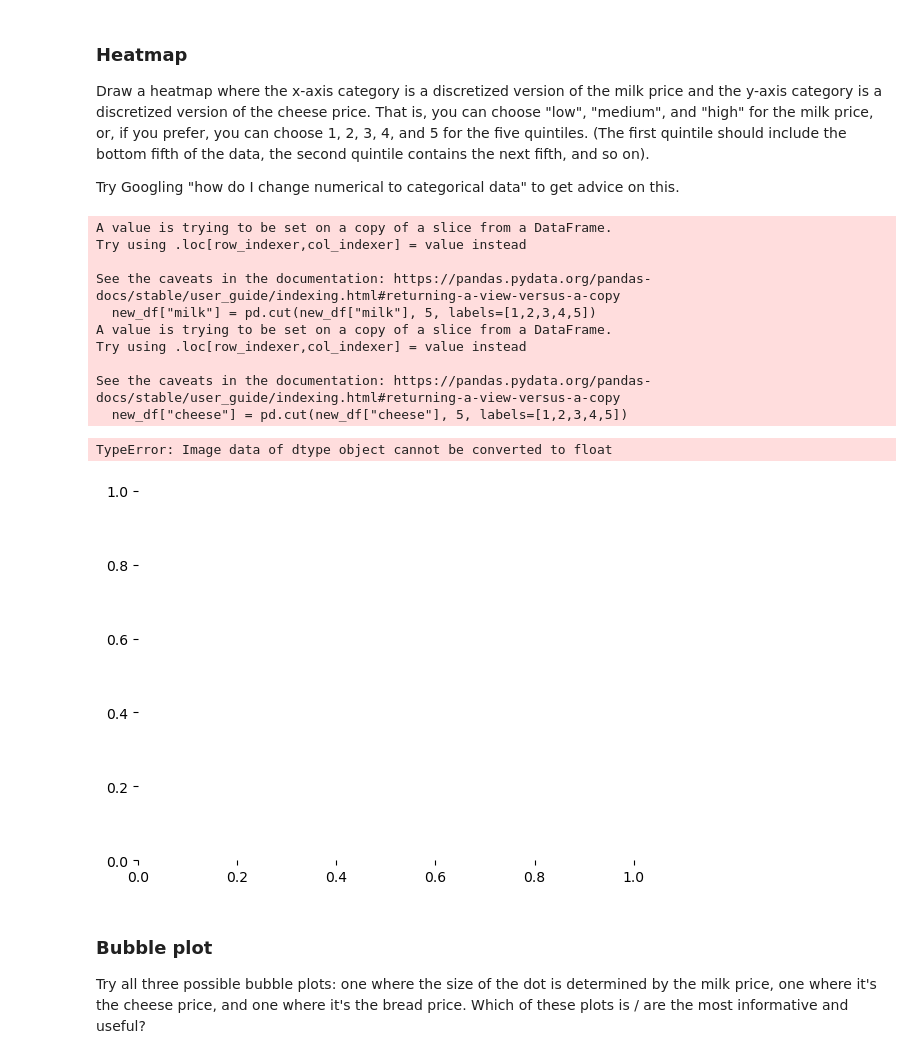
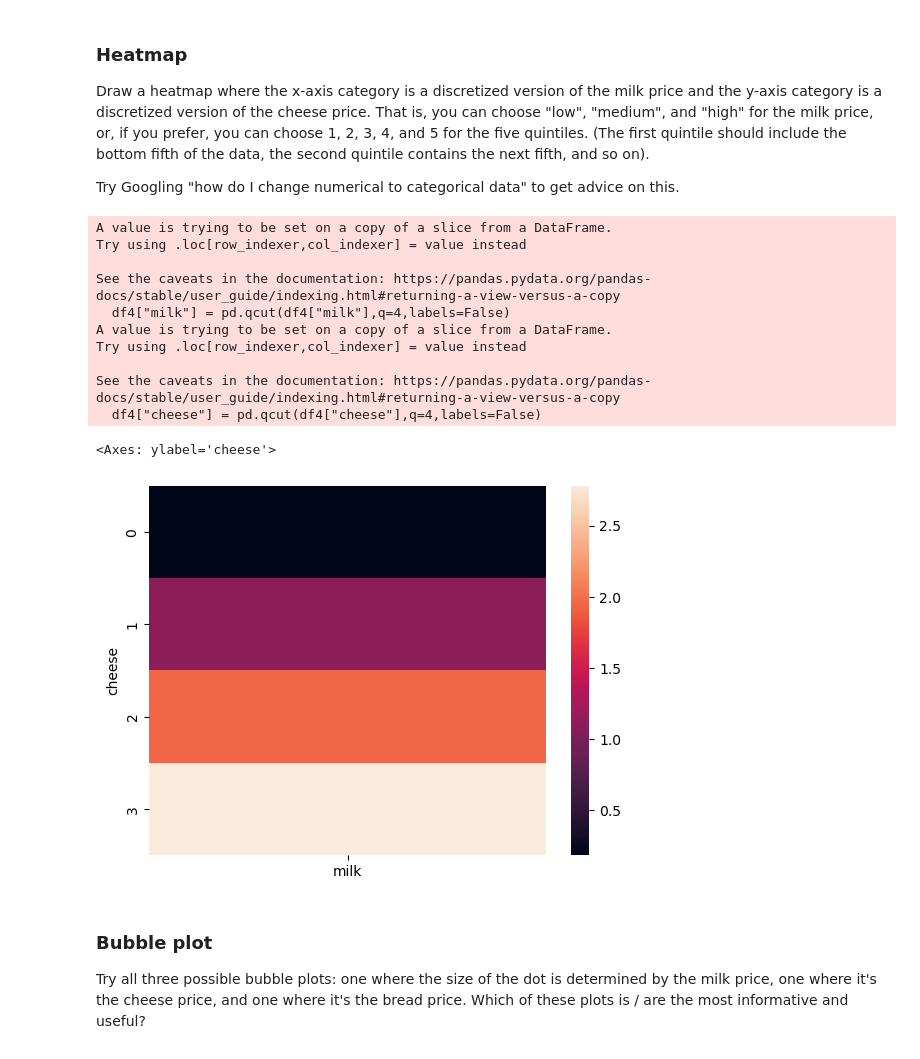
Before and after one commit to joe-bene/AiForLeaders, a Jupyter notebook: Week8.ipynb, the cells around one changed output. Cells and saved outputs as stored; diff of their text form; code cells hidden in the pictures.

```diff
--- a/Week8.ipynb
+++ b/Week8.ipynb
@@ -229,24 +229,25 @@ Draw a heatmap where the x-axis category is a discretized version of the milk pr
 
 Try Googling "how do I change numerical to categorical data" to get advice on this.
 # %%
-new_df = df3[["milk", "cheese"]]
-new_df["milk"] = pd.cut(new_df["milk"], 5, labels=[1,2,3,4,5])
-new_df["cheese"] = pd.cut(new_df["cheese"], 5, labels=[1,2,3,4,5])
-
-sns.heatmap(new_df,xticklabels=new_df["milk"],yticklabels=new_df["cheese"])
+df4 = df3[["milk","cheese"]]
+df4["milk"] = pd.qcut(df4["milk"],q=4,labels=False)
+df4["cheese"] = pd.qcut(df4["cheese"],q=4,labels=False)
+df_transposed = df4.set_index("milk").transpose()
+piv = df4.pivot_table(index='cheese',values='milk')
+sns.heatmap(piv)
 # %% [output]
 A value is trying to be set on a copy of a slice from a DataFrame.
 Try using .loc[row_indexer,col_indexer] = value instead
 
 See the caveats in the documentation: https://pandas.pydata.org/pandas-docs/stable/user_guide/indexing.html#returning-a-view-versus-a-copy
-  new_df["milk"] = pd.cut(new_df["milk"], 5, labels=[1,2,3,4,5])
+  df4["milk"] = pd.qcut(df4["milk"],q=4,labels=False)
 A value is trying to be set on a copy of a slice from a DataFrame.
 Try using .loc[row_indexer,col_indexer] = value instead
 
 See the caveats in the documentation: https://pandas.pydata.org/pandas-docs/stable/user_guide/indexing.html#returning-a-view-versus-a-copy
-  new_df["cheese"] = pd.cut(new_df["cheese"], 5, labels=[1,2,3,4,5])
+  df4["cheese"] = pd.qcut(df4["cheese"],q=4,labels=False)
-TypeError: Image data of dtype object cannot be converted to float
+<Axes: ylabel='cheese'>
-[figure, old version]
+[figure, new version]
 # %% [markdown]
 ### Bubble plot
 
```
Also changed, not shown: parts of 1 cell of this notebook.
